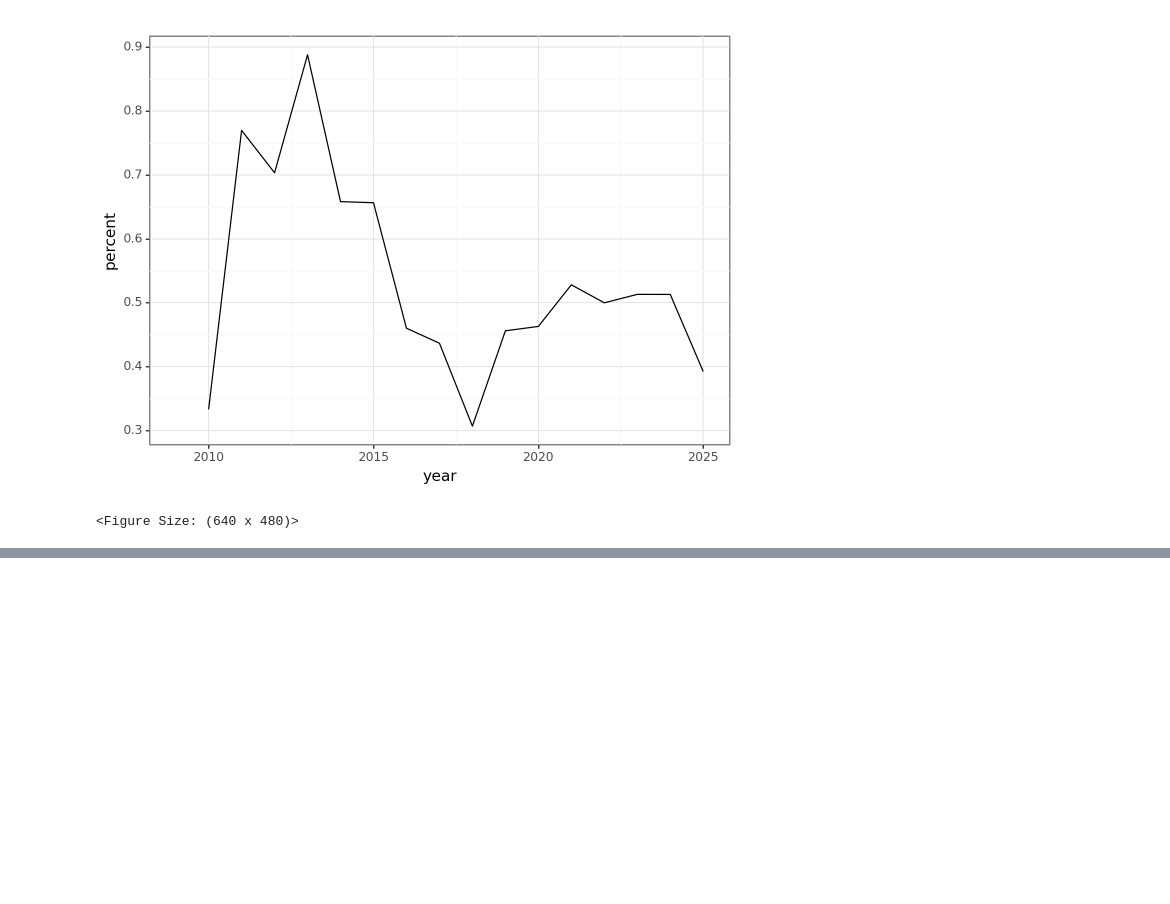
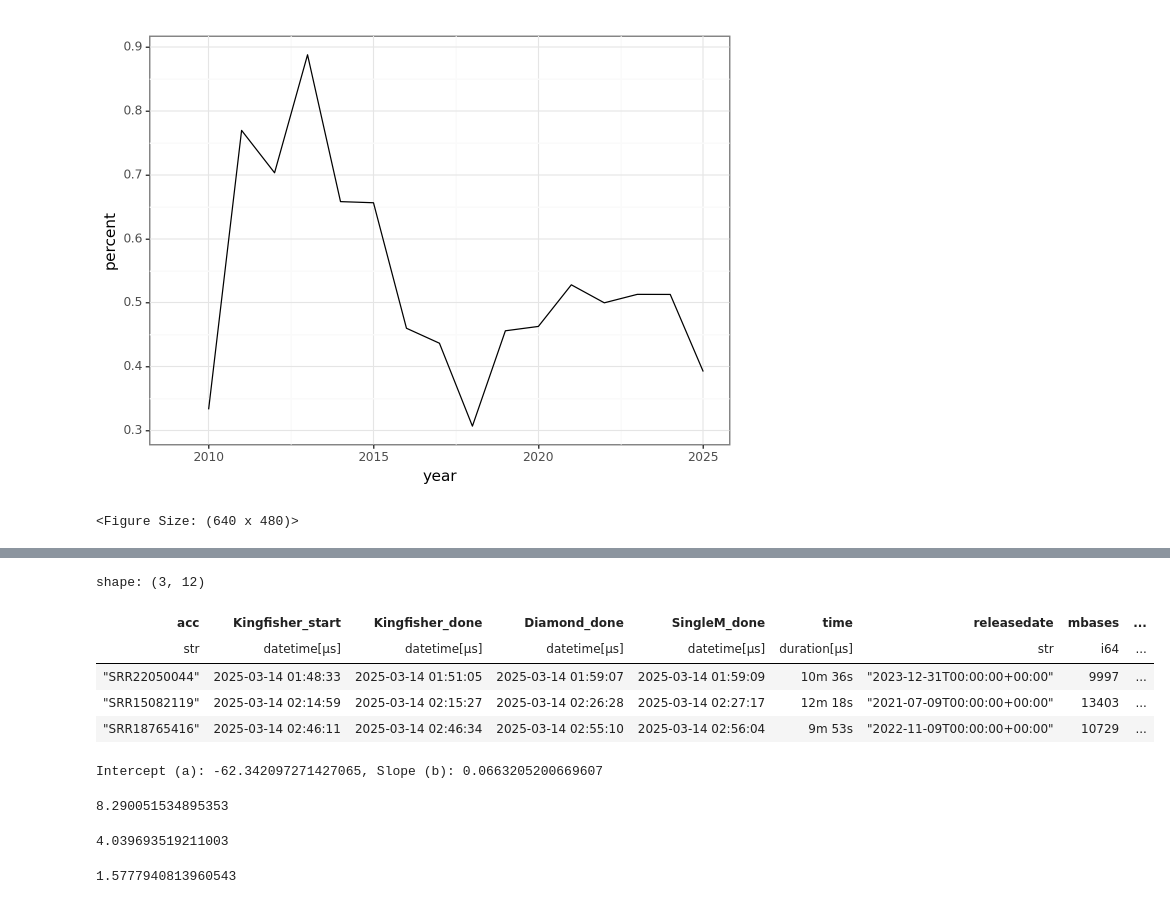
Before and after one commit to timbalam/singlem-sra-processing, a Jupyter notebook: cloud/argo/job_running_analysis.ipynb, the cells around one changed output, grey strips where cells are left out. Saved outputs shown, nothing was run; the diff lists cells and outputs as text; code cells hidden in the pictures; blank space fills up the shorter version.

```diff
--- a/cloud/argo/job_running_analysis.ipynb
+++ b/cloud/argo/job_running_analysis.ipynb
@@ -361,0 +467,46 @@ shape: (2, 2)
+# %%
+merge.sample(3)
+# %% [output]
+shape: (3, 12)
+| acc | Kingfisher_start | Kingfisher_done | Diamond_done | SingleM_done | time | releasedate | mbases | ... |
+| str | datetime[μs] | datetime[μs] | datetime[μs] | datetime[μs] | duration[μs] | str | i64 | ... |
+| "SRR22050044" | 2025-03-14 01:48:33 | 2025-03-14 01:51:05 | 2025-03-14 01:59:07 | 2025-03-14 01:59:09 | 10m 36s | "2023-12-31T00:00:00+00:00" | 9997 | ... |
+| "SRR15082119" | 2025-03-14 02:14:59 | 2025-03-14 02:15:27 | 2025-03-14 02:26:28 | 2025-03-14 02:27:17 | 12m 18s | "2021-07-09T00:00:00+00:00" | 13403 | ... |
+| "SRR18765416" | 2025-03-14 02:46:11 | 2025-03-14 02:46:34 | 2025-03-14 02:55:10 | 2025-03-14 02:56:04 | 9m 53s | "2022-11-09T00:00:00+00:00" | 10729 | ... |
+# %%
+# So given that response curve, what is the total tim required for this? sane?
+list(merge['mbases'])
+
+from sklearn.linear_model import LinearRegression
+import numpy as np
+np.array(merge['mbases']).reshape(-1, 1)
+
+model = LinearRegression()
+model.fit(
+    np.array(merge['mbases']).reshape(-1, 1),
+    np.array(merge.select(pl.col('time').dt.total_seconds())).reshape(-1, 1)
+)
+    # list[merge['time']])
+
+a = model.intercept_[0]
+b = model.coef_[0][0]
+print(f"Intercept (a): {a}, Slope (b): {b}")
+
+with_human = with_human.with_columns((pl.col('mbases')*b+a).alias('time_8cpus'))
+with_human.filter(pl.col('acc')=='ERR11504083')['time_8cpus'][0] / 60 # real was 8m 15s
+# %% [output]
+Intercept (a): -62.342097271427065, Slope (b): 0.0663205200669607
+8.290051534895353
+# %%
+hours8to30_total = with_human.filter(pl.col('mbases')>=8000).filter(pl.col('mbases')<30000).select('time_8cpus').sum()[0,0] / 60 / 60
+hours8to30_total / 10 / 40 / 24 # 10 at a time, on 40 nodes, converted to days
+#=> 4 days. So 4 days to process all the 8-30gbases files, fine by me I think. Nice.
+# %% [output]
+4.039693519211003
+# %%
+# What about 30+ ?
+hours30plus_total = with_human.filter(pl.col('mbases')>=30000).select('time_8cpus').sum()[0,0] / 60 / 60
+hours30plus_total / 10 / 40 / 24 # 10 at a time, on 40 nodes, converted to days
+#=> 1.5 days. So 1.5 days to process all the 30+gbases files. Might need to up the CPUs so they run in a shorter time, though, to avoid the hammer of spot instances.
+# %% [output]
+1.5777940813960543
```
Also changed, not shown: parts of 12 cells of this notebook, 5 other files.
